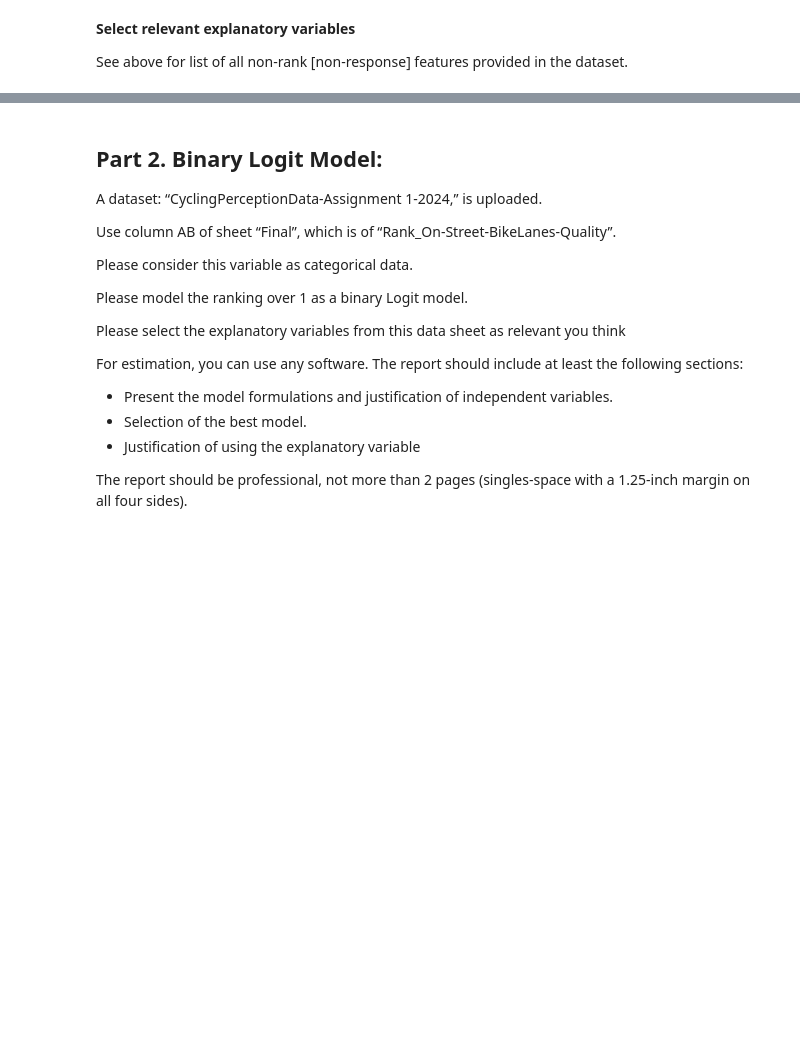
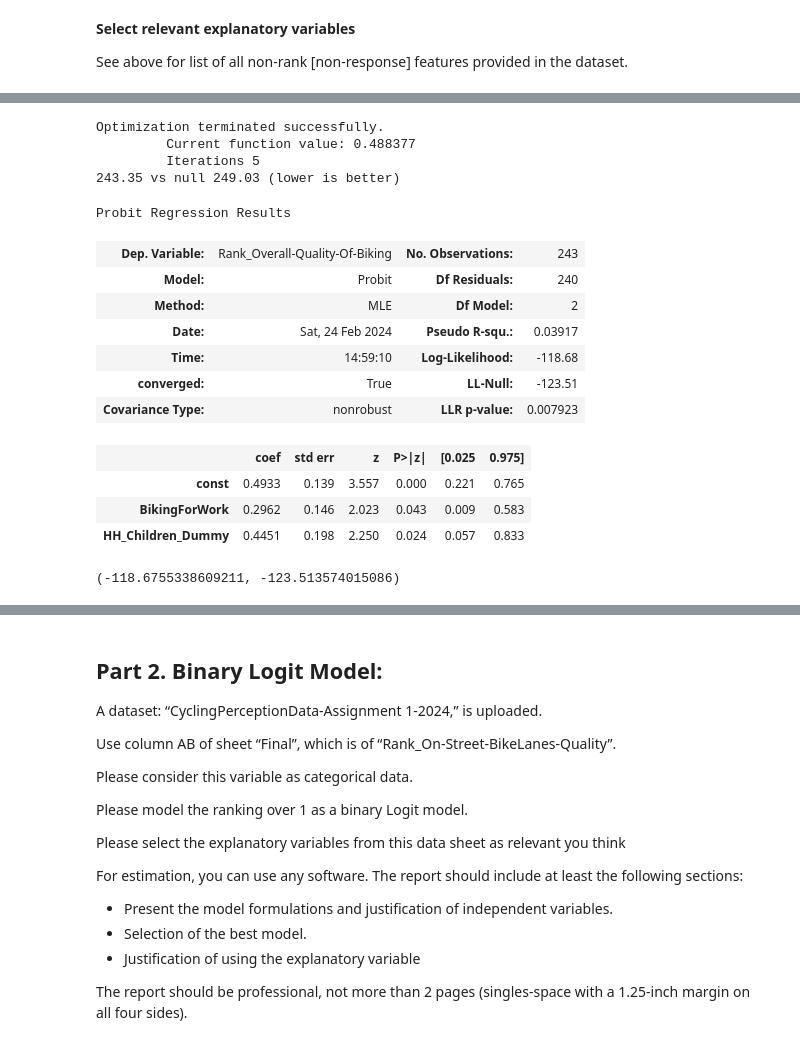
Before and after one commit to tgchen99/CIV1538-Ass1, a Jupyter notebook: CIV1538 - Assignment 1 - Tiggy Chen 1004400784.ipynb, the cells around one changed output, grey strips where cells are left out. Cells and saved outputs as stored; diff of their text form; code cells hidden in the pictures; blank space fills up the shorter version.

```diff
--- a/CIV1538 - Assignment 1 - Tiggy Chen 1004400784.ipynb
+++ b/CIV1538 - Assignment 1 - Tiggy Chen 1004400784.ipynb
@@ -35,3 +24,17 @@ df_proc['HH_Children_Dummy'] = df_proc['HH_Children_Dummy'] % 2
+# %%
+# some data processing - largely guesswork
+df_proc = df_raw.copy()
+
+# set all "unknown" to 0 ("no") and convert to binary (1=yes, 0=no/unknown)
+# assume bikingfor[reason] is meant to be also following the 1=yes, 2=no, 3=unknown scheme
+for col in ['AccessToMotorVehicle_1Yes-2No-3Unknown', 'BikeParkingAt Work_1Yes2No3Unknown']:
+    df_proc[col] = (df_proc[col] == 1).astype(int)
+
+# assume HH_Children_Dummy is meant to be 1=yes, 2=no
+df_proc['HH_Children_Dummy'] = df_proc['HH_Children_Dummy'] % 2
+
+# re-code 'Home_1Rent2Own' to "rent home" (binary)
+df_proc['Home_1Rent2Own'] = df_proc['Home_1Rent2Own'] % 2
 # %%
 # list all provided vars
 print('\n'.join(x for x in df_raw.columns if not x.startswith("Rank_")))
@@ -306,0 +304,31 @@ Rank_Bike-Parking-Quality
+# %%
+probit_vars = ['BikingForWork', 'HH_Children_Dummy']
+
+probit_mod = smd.Probit(y_probit_gt2,
+                        add_constant(df_proc[probit_vars], has_constant='add')
+                       )
+probit_res = probit_mod.fit()
+
+print(f"{probit_res.aic:.2f} vs null {probit_null_aic:.2f} (lower is better)")
+probit_res.summary()
+# %% [output]
+Optimization terminated successfully.
+         Current function value: 0.488377
+         Iterations 5
+243.35 vs null 249.03 (lower is better)
+Probit Regression Results
+| Dep. Variable: | Rank_Overall-Quality-Of-Biking | No. Observations: | 243 |
+| Model: | Probit | Df Residuals: | 240 |
+| Method: | MLE | Df Model: | 2 |
+| Date: | Sat, 24 Feb 2024 | Pseudo R-squ.: | 0.03917 |
+| Time: | 14:59:10 | Log-Likelihood: | -118.68 |
+| converged: | True | LL-Null: | -123.51 |
+| Covariance Type: | nonrobust | LLR p-value: | 0.007923 |
+|  | coef | std err | z | P>|z| | [0.025 | 0.975] |
+| const | 0.4933 | 0.139 | 3.557 | 0.000 | 0.221 | 0.765 |
+| BikingForWork | 0.2962 | 0.146 | 2.023 | 0.043 | 0.009 | 0.583 |
+| HH_Children_Dummy | 0.4451 | 0.198 | 2.250 | 0.024 | 0.057 | 0.833 |
+# %%
+probit_res.llf, probit_res.llnull
+# %% [output]
+(-118.6755338609211, -123.513574015086)
```
Also changed, not shown: parts of 18 cells of this notebook.
